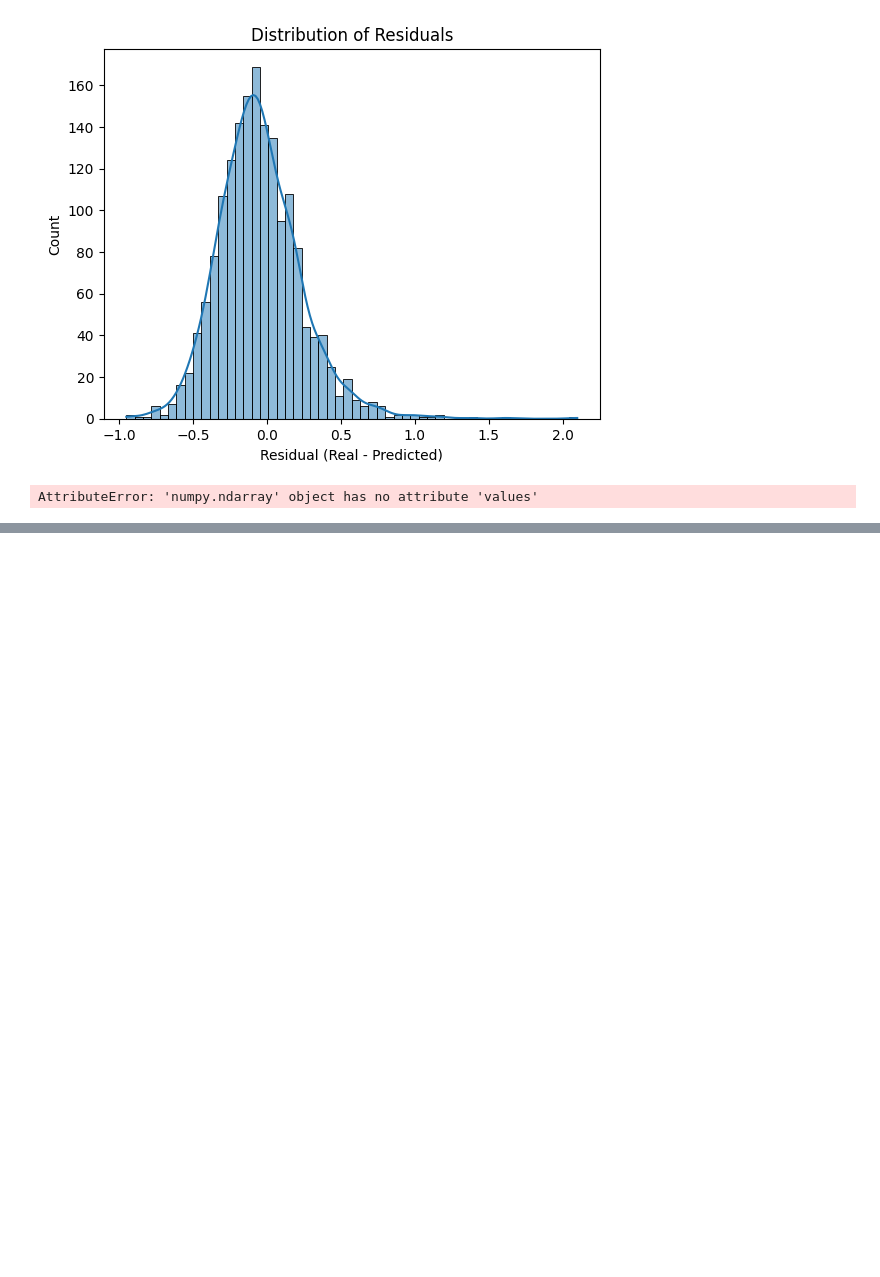
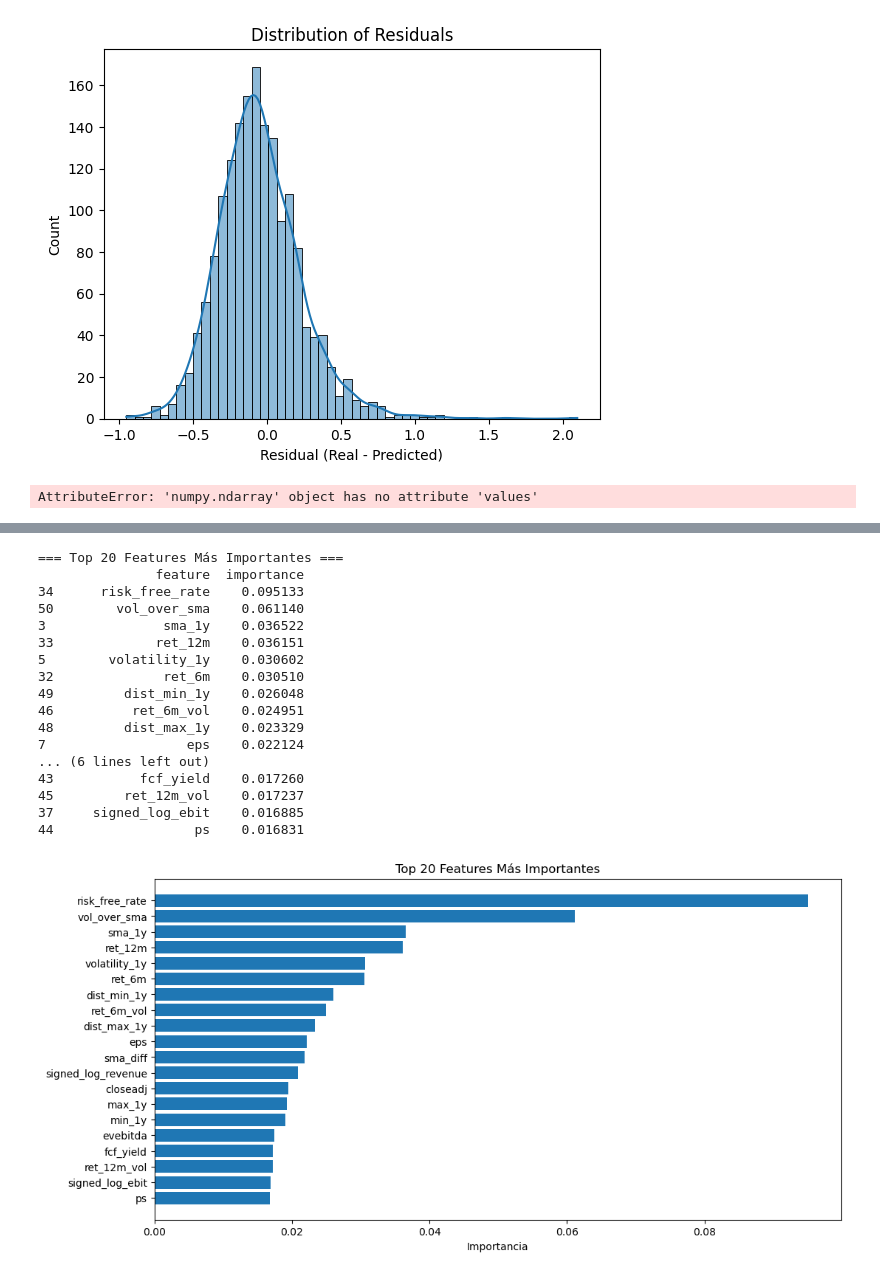
Before and after one commit to igmun/tfg-code, a Jupyter notebook: notebooks/11. XGBoost-Probabilistic.ipynb, the cells around one changed output, grey strips where cells are left out. Drawn from its saved outputs; the diff is of its cells as text; code cells hidden in the pictures; blank space fills up the shorter version.

```diff
--- a/notebooks/11. XGBoost-Probabilistic.ipynb
+++ b/notebooks/11. XGBoost-Probabilistic.ipynb
@@ -393,0 +410,4 @@ AttributeError: 'numpy.ndarray' object has no attribute 'values'
+# %%
+data_base.drop(columns=['ticker', 'cap_category','date'], inplace=True)
+# %%
+data_base.drop(columns=['pb_yoy'], inplace=True)
@@ -393,0 +543,42 @@ AttributeError: 'numpy.ndarray' object has no attribute 'values'
+# %%
+import matplotlib.pyplot as plt
+
+# 1. Importancia de características
+feature_importance = model.feature_importances_
+
+# 2. Crear un DataFrame ordenado
+importance_df = pd.DataFrame({
+    'feature': X.columns,
+    'importance': feature_importance
+}).sort_values(by='importance', ascending=False)
+
+# 3. Mostrar las top 20 más importantes
+print("\n=== Top 20 Features Más Importantes ===")
+print(importance_df.head(20))
+
+# 4. Gráfico de importancia
+plt.figure(figsize=(12, 6))
+plt.barh(importance_df['feature'].head(20), importance_df['importance'].head(20))
+plt.xlabel("Importancia")
+plt.title("Top 20 Features Más Importantes")
+plt.gca().invert_yaxis()
+plt.show()
+# %% [output]
+=== Top 20 Features Más Importantes ===
+               feature  importance
+34      risk_free_rate    0.095133
+50        vol_over_sma    0.061140
+3               sma_1y    0.036522
+33             ret_12m    0.036151
+5        volatility_1y    0.030602
+32              ret_6m    0.030510
+49         dist_min_1y    0.026048
+46          ret_6m_vol    0.024951
+48         dist_max_1y    0.023329
+7                  eps    0.022124
+... (6 lines left out)
+43           fcf_yield    0.017260
+45         ret_12m_vol    0.017237
+37     signed_log_ebit    0.016885
+44                  ps    0.016831
+[figure, added]
```
Also changed, not shown: parts of 7 cells of this notebook, 16 other files.
